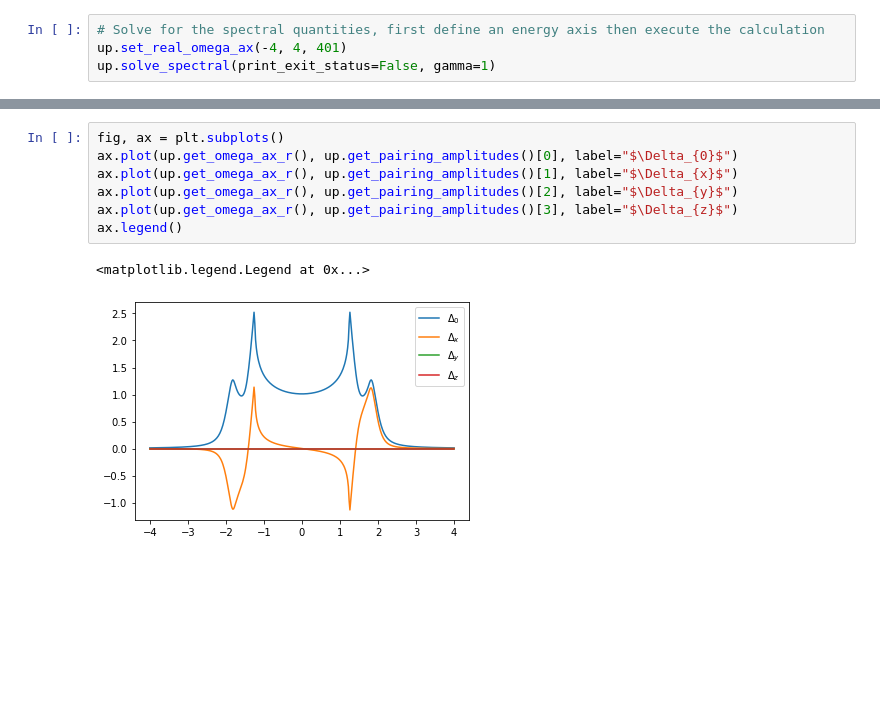
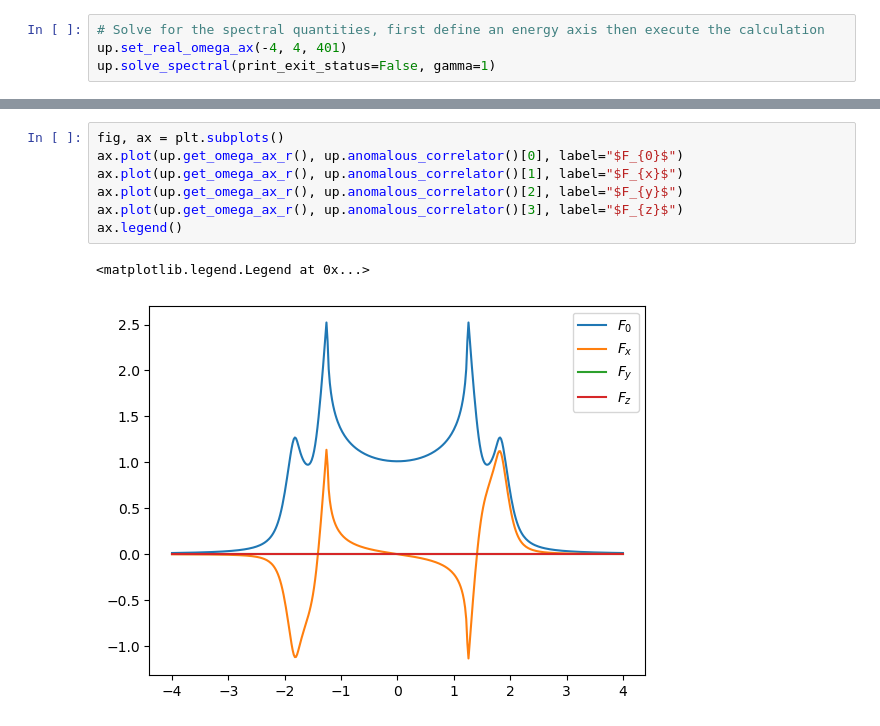
Before and after one commit to maiani/pyusadel, a Jupyter notebook: docs/examples/usadel_0D.ipynb, the cells around one changed output, grey strips where cells are left out. Cells and saved outputs as stored; diff of their text form; blank space fills up the shorter version.

```diff
--- a/docs/examples/usadel_0D.ipynb
+++ b/docs/examples/usadel_0D.ipynb
@@ -70,10 +70,10 @@ ax.legend()
 # %%
 fig, ax = plt.subplots()
-ax.plot(up.get_omega_ax_r(), up.get_pairing_amplitudes()[0], label="$\Delta_{0}$")
-ax.plot(up.get_omega_ax_r(), up.get_pairing_amplitudes()[1], label="$\Delta_{x}$")
-ax.plot(up.get_omega_ax_r(), up.get_pairing_amplitudes()[2], label="$\Delta_{y}$")
-ax.plot(up.get_omega_ax_r(), up.get_pairing_amplitudes()[3], label="$\Delta_{z}$")
+ax.plot(up.get_omega_ax_r(), up.anomalous_correlator()[0], label="$F_{0}$")
+ax.plot(up.get_omega_ax_r(), up.anomalous_correlator()[1], label="$F_{x}$")
+ax.plot(up.get_omega_ax_r(), up.anomalous_correlator()[2], label="$F_{y}$")
+ax.plot(up.get_omega_ax_r(), up.anomalous_correlator()[3], label="$F_{z}$")
 ax.legend()
 # %% [output]
 <matplotlib.legend.Legend at 0x...>
-[figure, old version]
+[figure, new version]
```
Also changed, not shown: parts of 1 cell of this notebook, 5 other files.
